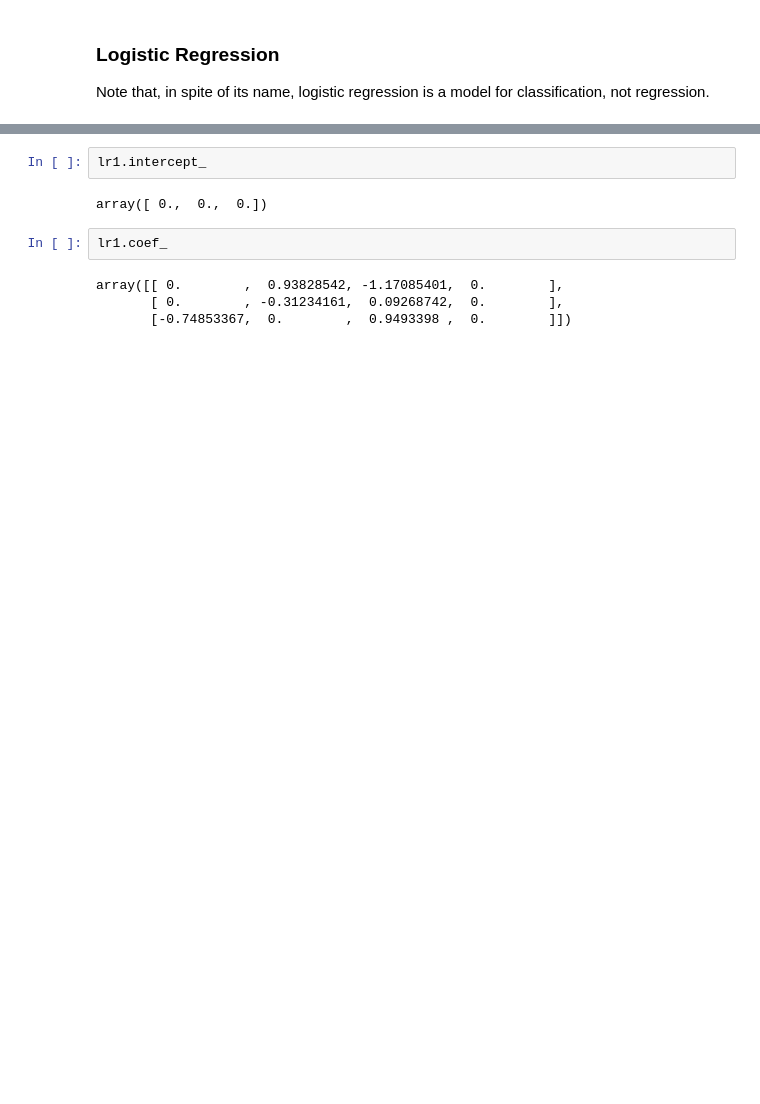
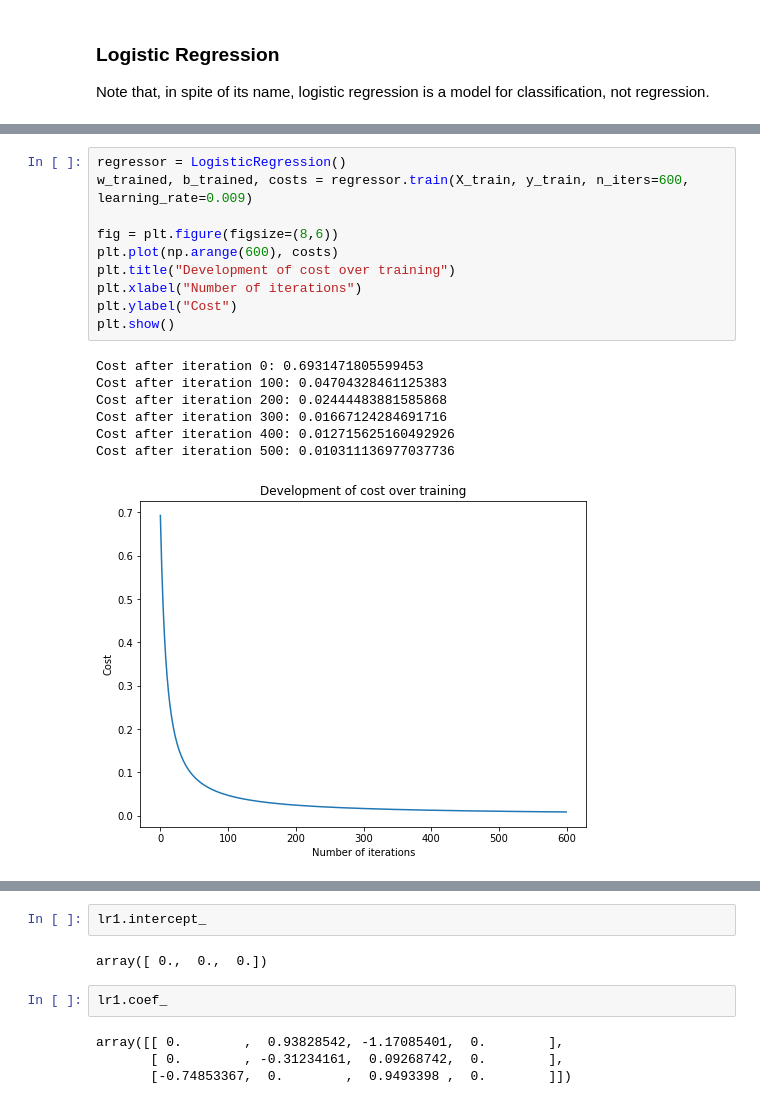
Before and after one commit to mayankkaizen/jupyter-notebooks, a Jupyter notebook: ML - Logistic Regression.ipynb, the cells around one changed output, grey strips where cells are left out. Cells and saved outputs as stored; diff of their text form; blank space fills up the shorter version.

```diff
--- a/ML - Logistic Regression.ipynb
+++ b/ML - Logistic Regression.ipynb
@@ -4,0 +197,18 @@ Note that, in spite of its name, logistic regression is a model for classificati
+# %%
+regressor = LogisticRegression()
+w_trained, b_trained, costs = regressor.train(X_train, y_train, n_iters=600, learning_rate=0.009)
+
+fig = plt.figure(figsize=(8,6))
+plt.plot(np.arange(600), costs)
+plt.title("Development of cost over training")
+plt.xlabel("Number of iterations")
+plt.ylabel("Cost")
+plt.show()
+# %% [output]
+Cost after iteration 0: 0.6931471805599453
+Cost after iteration 100: 0.04704328461125383
+Cost after iteration 200: 0.02444483881585868
+Cost after iteration 300: 0.01667124284691716
+Cost after iteration 400: 0.012715625160492926
+Cost after iteration 500: 0.010311136977037736
+[figure, added]
```
Also changed, not shown: parts of 14 cells of this notebook, 6 other files.
